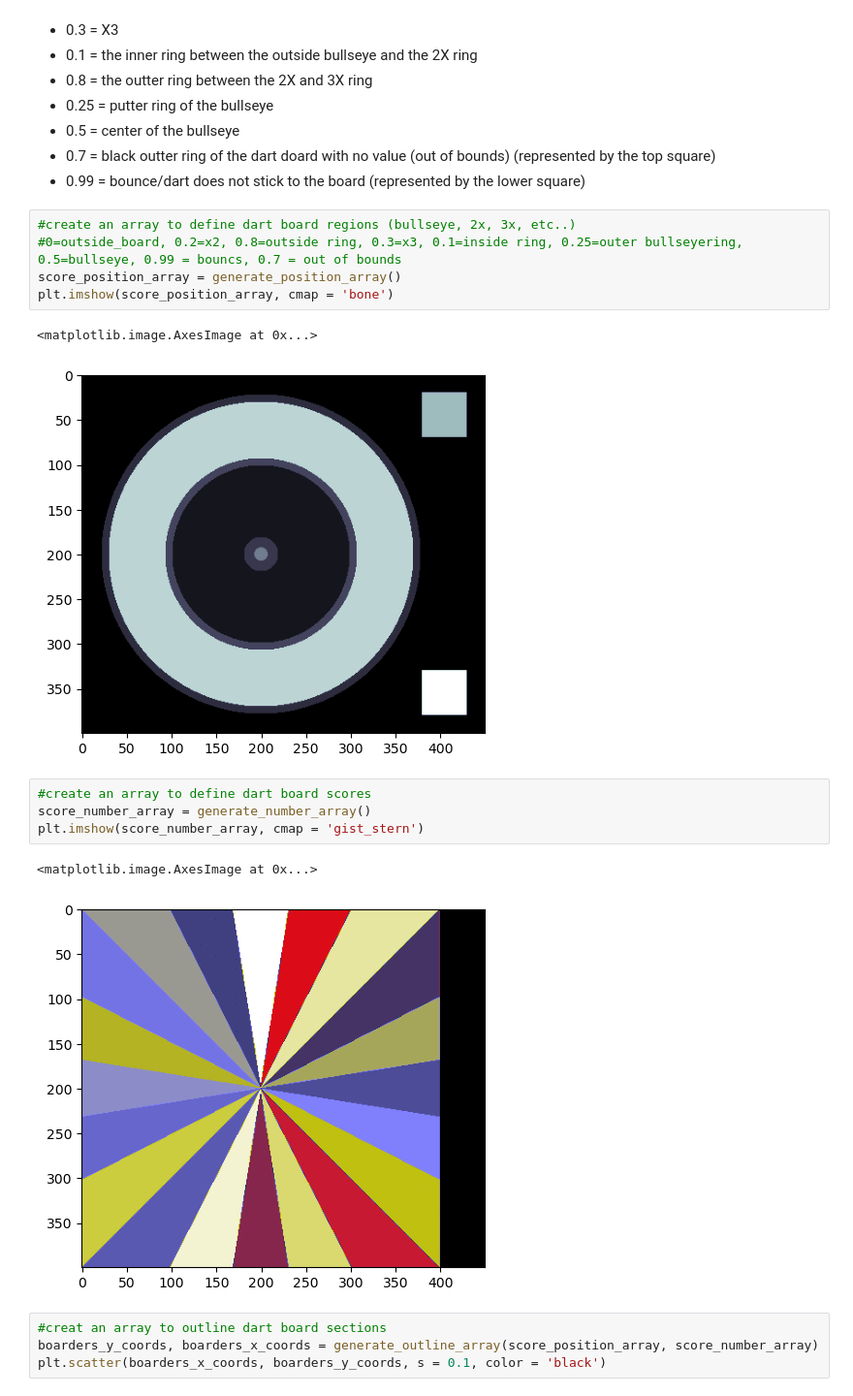
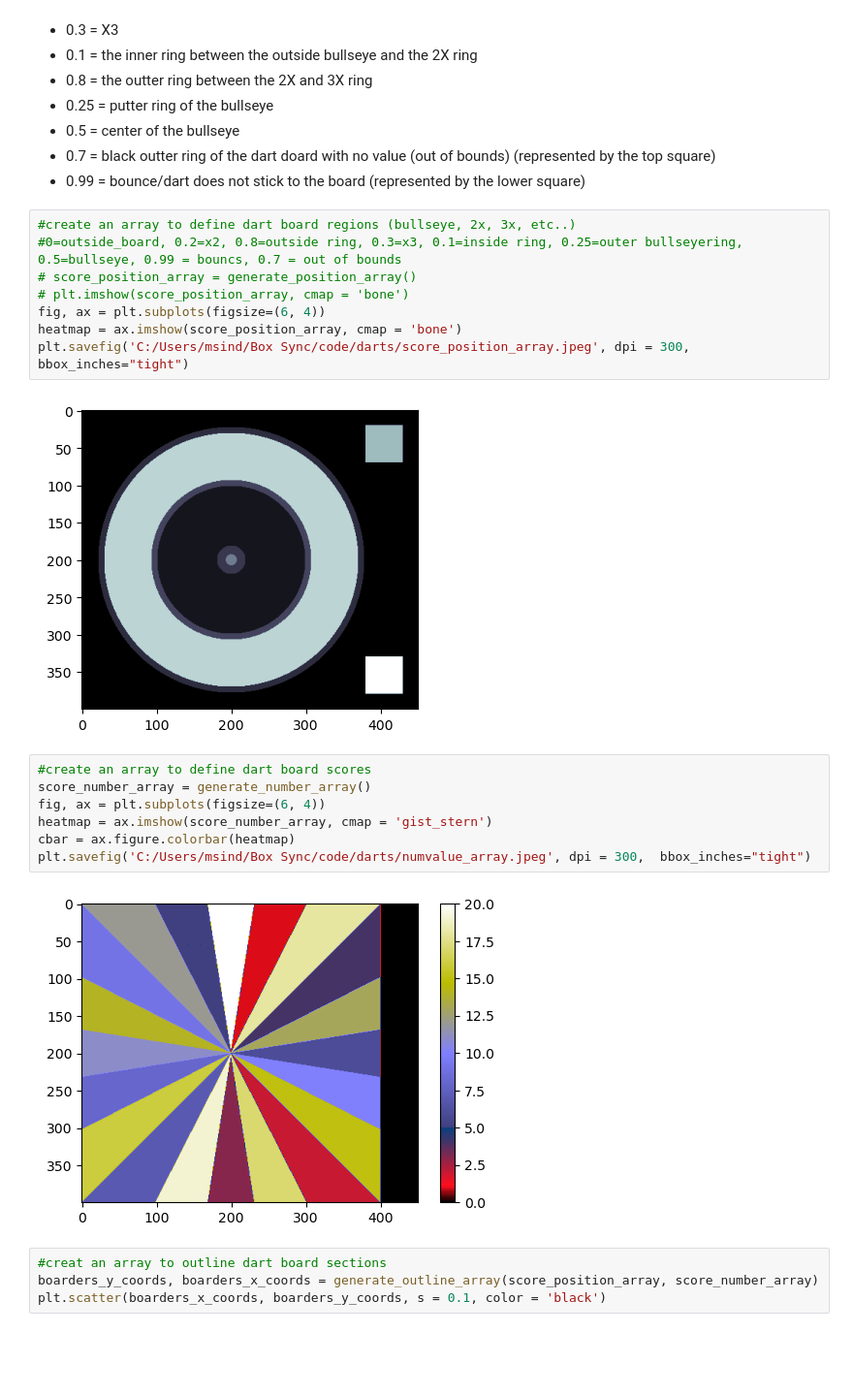
Before and after one commit to msindoni/darts_tracker, a Jupyter notebook: src/Dart_tracker_complete.ipynb, the cells around one changed output. Shown at 97% size. Drawn from its saved outputs; the diff is of its cells as text; blank space fills up the shorter version.

Commit message:
comtinued image troubleshooting

```diff
--- a/src/Dart_tracker_complete.ipynb
+++ b/src/Dart_tracker_complete.ipynb
@@ -36,18 +36,22 @@ What the code below does is it creates a2D array or all zeros with the shape 400
 # %%
 #create an array to define dart board regions (bullseye, 2x, 3x, etc..)
 #0=outside_board, 0.2=x2, 0.8=outside ring, 0.3=x3, 0.1=inside ring, 0.25=outer bullseyering, 0.5=bullseye, 0.99 = bouncs, 0.7 = out of bounds
-score_position_array = generate_position_array()
-plt.imshow(score_position_array, cmap = 'bone')
+# score_position_array = generate_position_array()
+# plt.imshow(score_position_array, cmap = 'bone')
+fig, ax = plt.subplots(figsize=(6, 4))
+heatmap = ax.imshow(score_position_array, cmap = 'bone')
+plt.savefig('C:/Users/msind/Box Sync/code/darts/score_position_array.jpeg', dpi = 300,  bbox_inches="tight")
 # %% [output]
-<matplotlib.image.AxesImage at 0x...>
-[figure, old version]
+[figure, new version]
 # %%
 #create an array to define dart board scores
 score_number_array = generate_number_array()
-plt.imshow(score_number_array, cmap = 'gist_stern')
+fig, ax = plt.subplots(figsize=(6, 4))
+heatmap = ax.imshow(score_number_array, cmap = 'gist_stern')
+cbar = ax.figure.colorbar(heatmap)
+plt.savefig('C:/Users/msind/Box Sync/code/darts/numvalue_array.jpeg', dpi = 300,  bbox_inches="tight")
 # %% [output]
-<matplotlib.image.AxesImage at 0x...>
-[figure, old version]
+[figure, new version]
 # %%
 #creat an array to outline dart board sections
 boarders_y_coords, boarders_x_coords = generate_outline_array(score_position_array, score_number_array)
```
Also changed, not shown: parts of 1 cell of this notebook, 6 other files.
